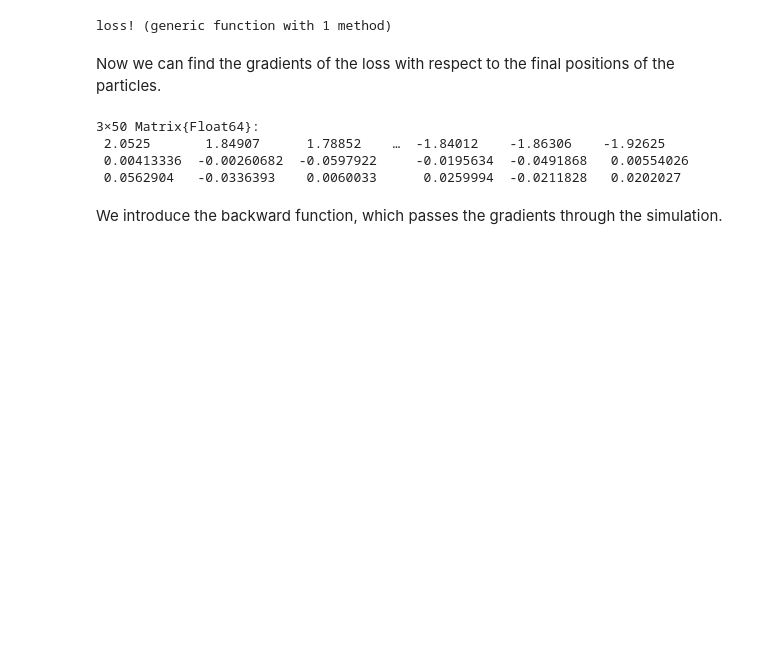
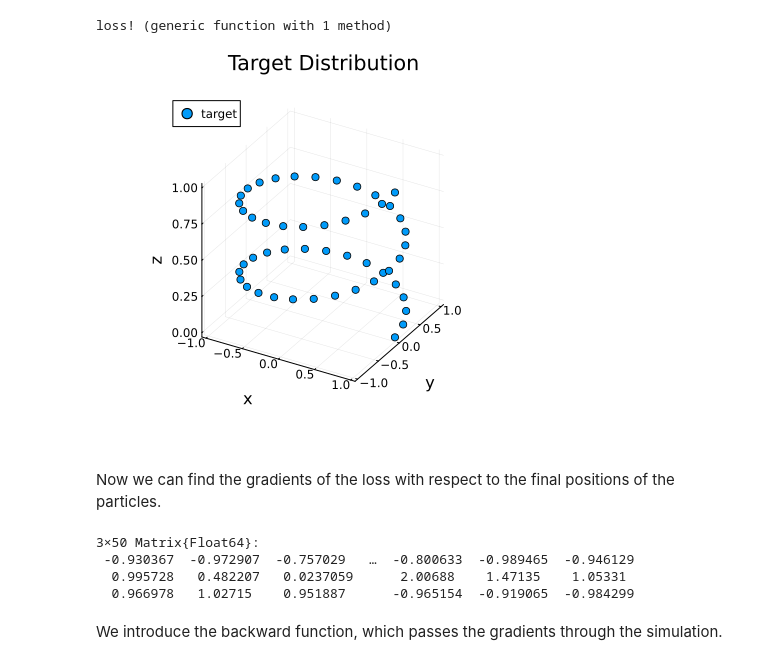
Before and after one commit to andrinr/IC-prediction, a Jupyter notebook: experiments/dp.ipynb, the cells around one changed output. Saved outputs shown, nothing was run; the diff lists cells and outputs as text; code cells hidden in the pictures; blank space fills up the shorter version.

```diff
--- a/experiments/dp.ipynb
+++ b/experiments/dp.ipynb
@@ -96,13 +96,32 @@ Let us define the loss function.
 end
 # %% [output]
 loss! (generic function with 1 method)
+# %%
+pos_tn_star = zeros(Float64, (3, n_particles))
+pos_tn_star[1, :] = cos.(range(0, stop=4π, length=n_particles))
+pos_tn_star[2, :] = sin.(range(0, stop=4π, length=n_particles))
+pos_tn_star[3, :] = range(0, stop=1, length=n_particles)
+
+# visualize the target distribution
+scatter(
+    pos_tn_star[1, :],
+    pos_tn_star[2, :],
+    pos_tn_star[3, :],
+    label="target",
+    xlabel="x",
+    ylabel="y",
+    zlabel="z",
+    title="Target Distribution",
+    legend=:topleft,
+    size=(400, 400))
+# %% [output]
+[figure, added]
 # %% [markdown]
 Now we can find the gradients of the loss with respect to the final positions of the particles.
 # %%
-loss_values = zeros(Float64, (3, n_particles))
-partial_loss = ones(Float64, (3, n_particles))
-partial_pos = zeros(Float64, (n_steps+1, 3, n_particles))
-partial_vel = zeros(Float64, (n_steps+1, 3, n_particles))
+loss_value = zeros(Float64, 1)
+partial_loss = ones(Float64, 1)
+partial_pos = ones(Float64, (n_steps+1, 3, n_particles))
 
 @views begin
     autodiff(
@@ -116,9 +135,9 @@ end
 partial_pos[end, :, :]
 # %% [output]
 3×50 Matrix{Float64}:
- 2.0525       1.84907      1.78852    …  -1.84012    -1.86306    -1.92625
- 0.00413336  -0.00260682  -0.0597922     -0.0195634  -0.0491868   0.00554026
- 0.0562904   -0.0336393    0.0060033      0.0259994  -0.0211828   0.0202027
+ -0.930367  -0.972907  -0.757029   …  -0.800633  -0.989465  -0.946129
+  0.995728   0.482207   0.0237059      2.00688    1.47135    1.05331
+  0.966978   1.02715    0.951887      -0.965154  -0.919065  -0.984299
 # %% [markdown]
 We introduce the backward function, which passes the gradients through the simulation.
 # %%
```
Also changed, not shown: parts of 4 cells of this notebook.
